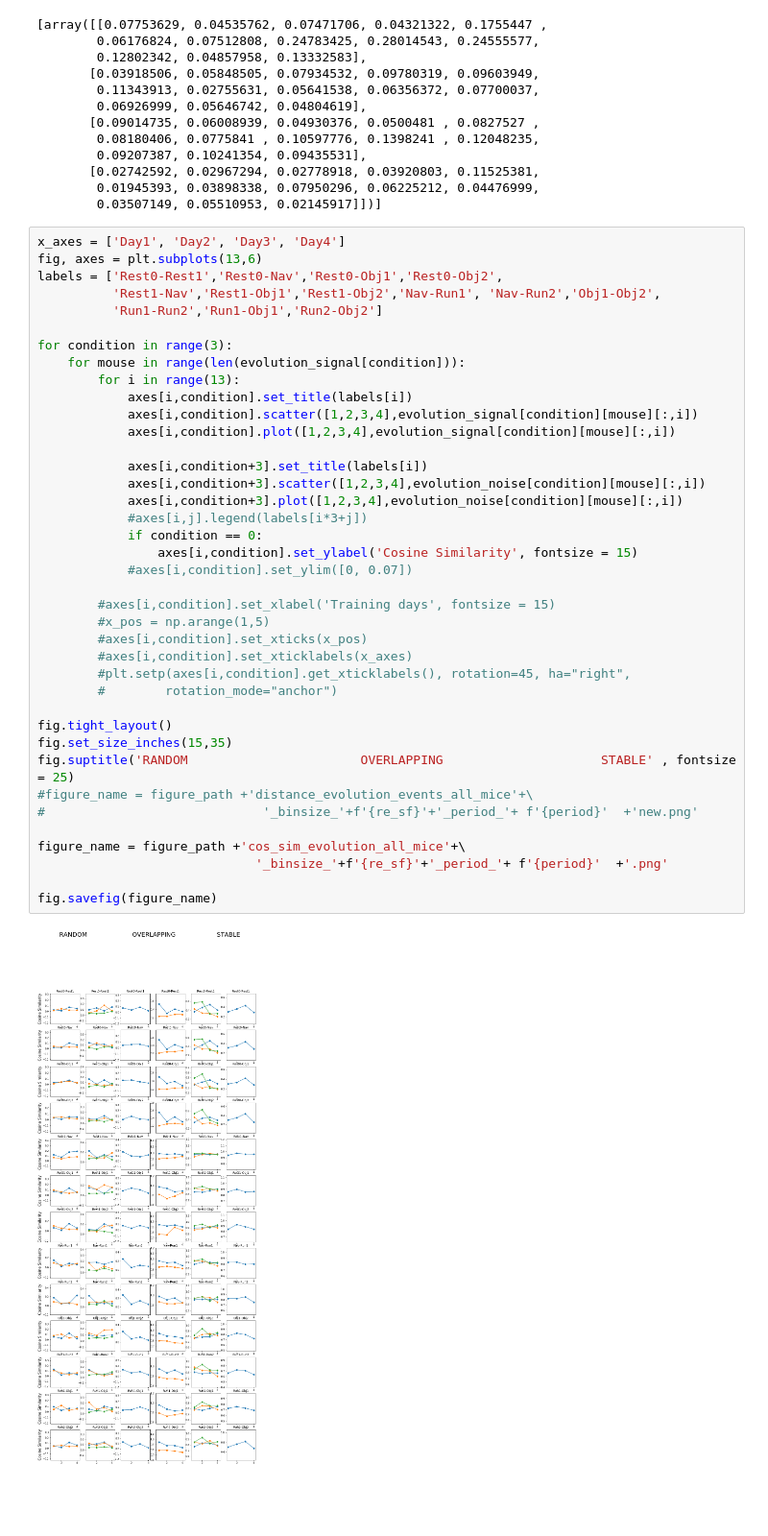
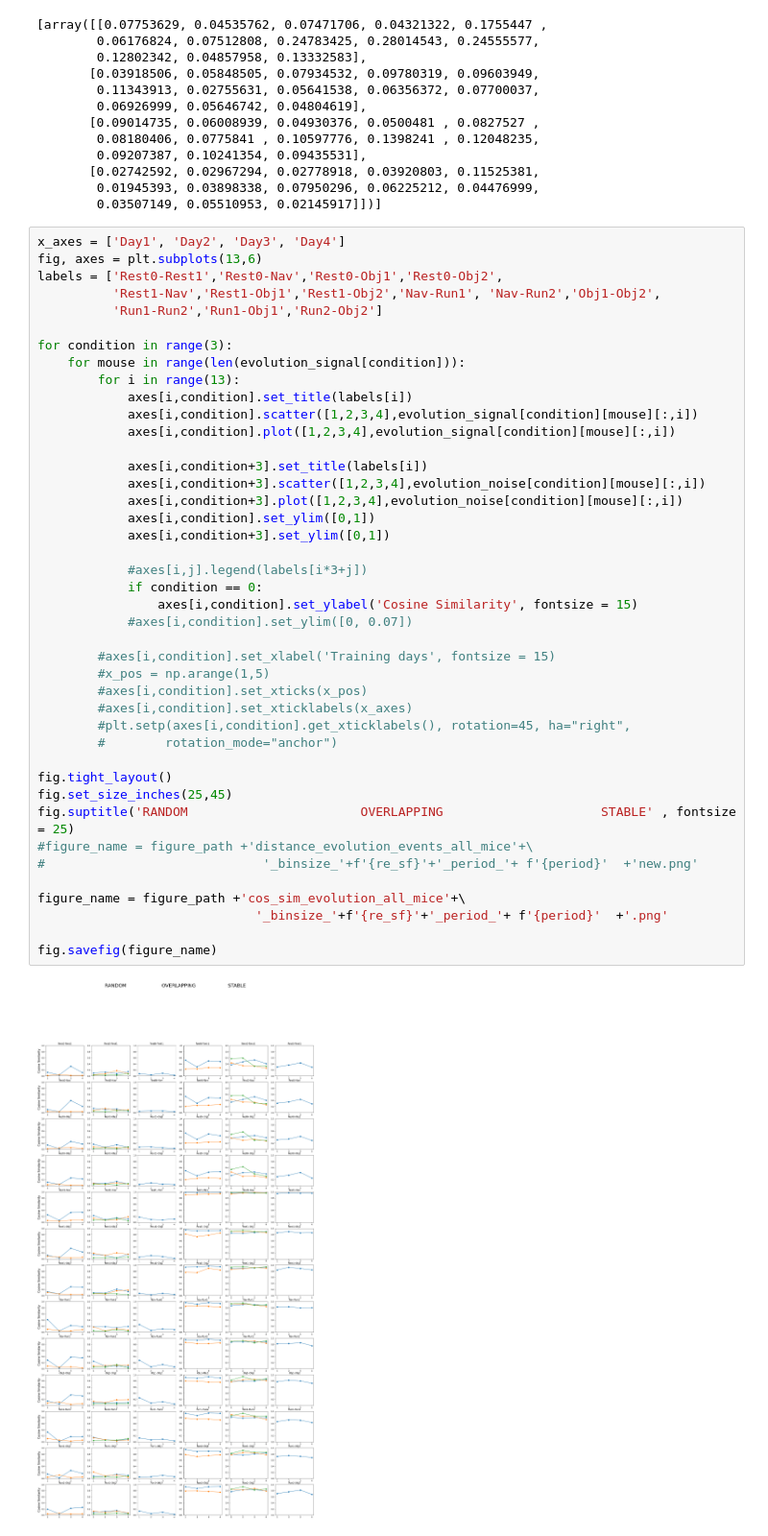
Before and after one commit to melisamc89/neural_analysys, a Jupyter notebook: src/events_analysis_corr_matrix_evolution_DLC.ipynb, the cells around one changed output. Shown at 96% size. Cells and saved outputs as stored; diff of their text form; blank space fills up the shorter version.

```diff
--- a/src/events_analysis_corr_matrix_evolution_DLC.ipynb
+++ b/src/events_analysis_corr_matrix_evolution_DLC.ipynb
@@ -104,32 +104,35 @@ for condition in range(3):
         for i in range(13):
             axes[i,condition].set_title(labels[i])
             axes[i,condition].scatter([1,2,3,4],evolution_signal[condition][mouse][:,i])
             axes[i,condition].plot([1,2,3,4],evolution_signal[condition][mouse][:,i])
 
             axes[i,condition+3].set_title(labels[i])
             axes[i,condition+3].scatter([1,2,3,4],evolution_noise[condition][mouse][:,i])
             axes[i,condition+3].plot([1,2,3,4],evolution_noise[condition][mouse][:,i])
+            axes[i,condition].set_ylim([0,1])
+            axes[i,condition+3].set_ylim([0,1])
+
             #axes[i,j].legend(labels[i*3+j])
             if condition == 0:
                 axes[i,condition].set_ylabel('Cosine Similarity', fontsize = 15)
             #axes[i,condition].set_ylim([0, 0.07])
 
         #axes[i,condition].set_xlabel('Training days', fontsize = 15)
         #x_pos = np.arange(1,5)
         #axes[i,condition].set_xticks(x_pos)
         #axes[i,condition].set_xticklabels(x_axes)
         #plt.setp(axes[i,condition].get_xticklabels(), rotation=45, ha="right",
         #        rotation_mode="anchor")
 
 fig.tight_layout()
-fig.set_size_inches(15,35)
+fig.set_size_inches(25,45)
 fig.suptitle('RANDOM                       OVERLAPPING                     STABLE' , fontsize = 25)
 #figure_name = figure_path +'distance_evolution_events_all_mice'+\
 #                             '_binsize_'+f'{re_sf}'+'_period_'+ f'{period}'  +'new.png'
 
 figure_name = figure_path +'cos_sim_evolution_all_mice'+\
                              '_binsize_'+f'{re_sf}'+'_period_'+ f'{period}'  +'.png'
 
 fig.savefig(figure_name)
 # %% [output]
-[figure, old version]
+[figure, new version]
```
Also changed, not shown: 4 other files.
